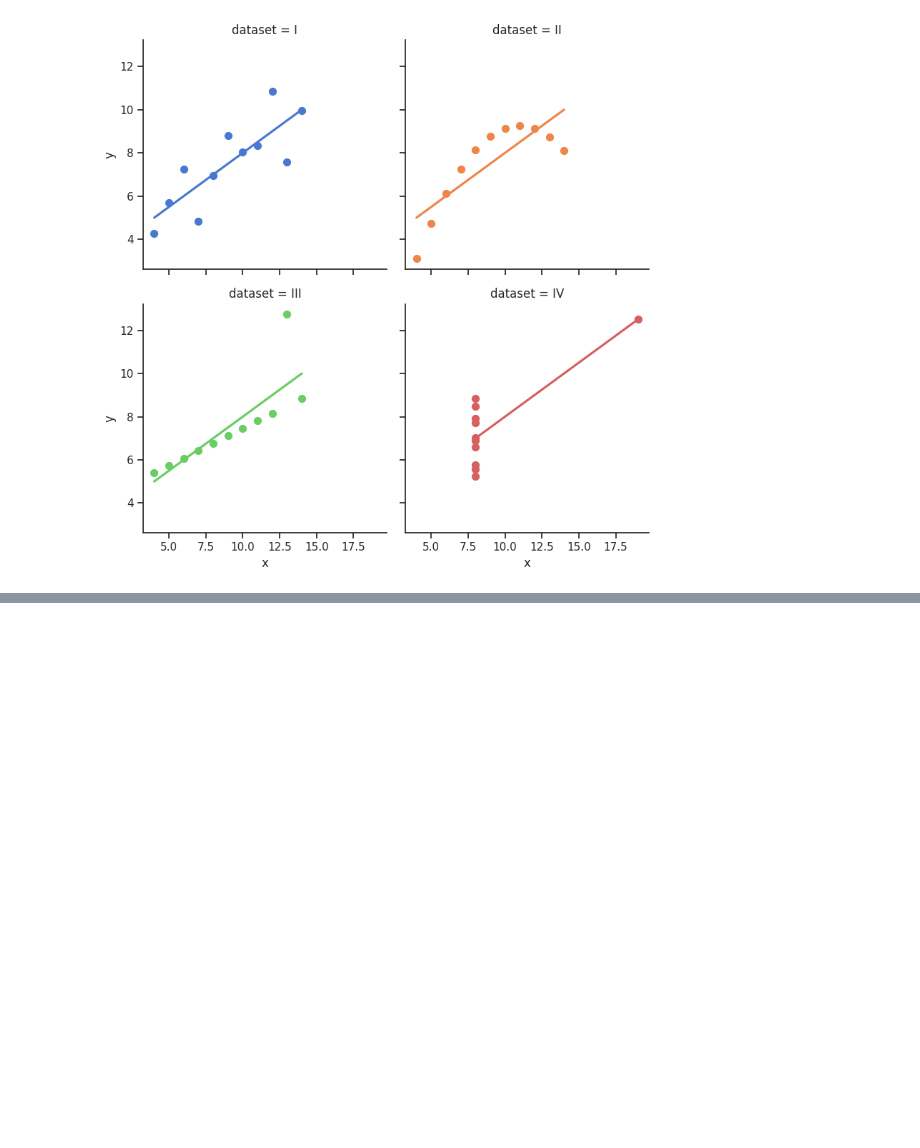
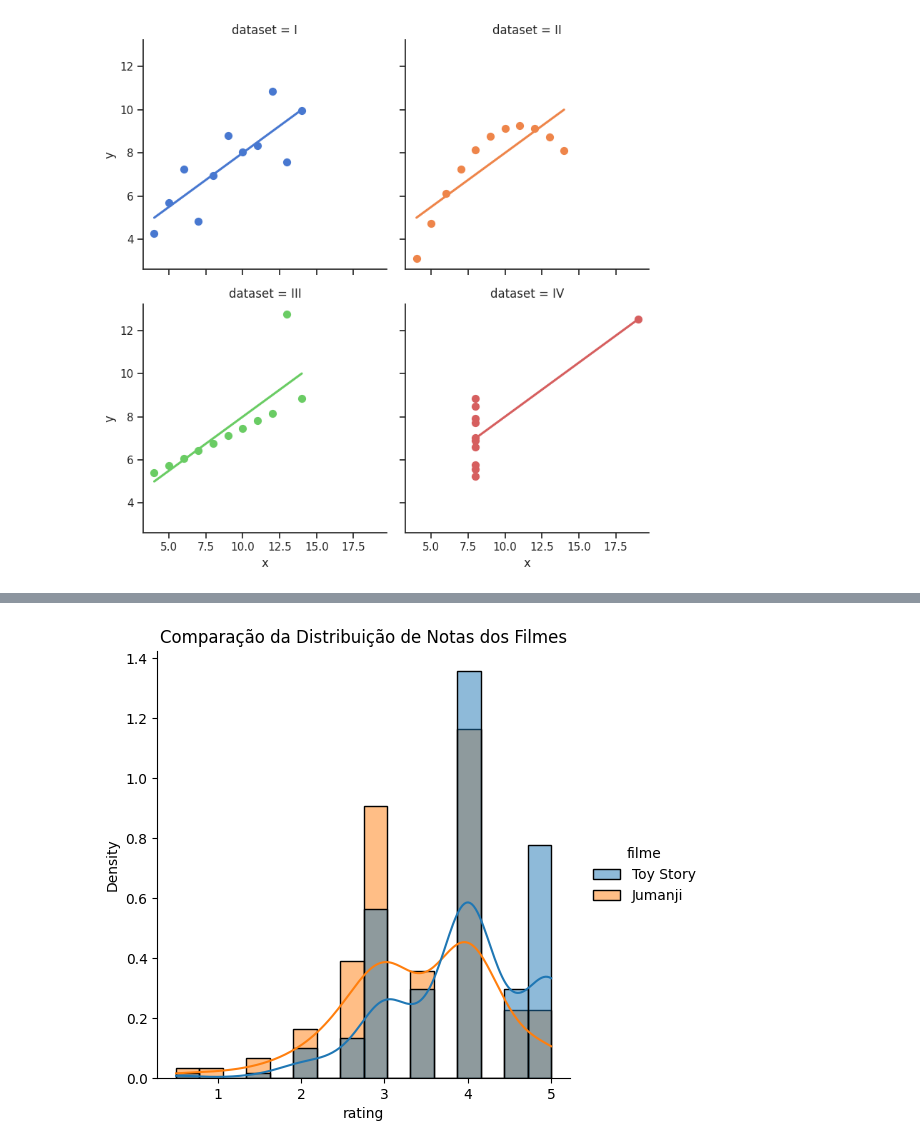
Before and after one commit to JENEVES07071967/TERCEIRO-ANO-A-COLEGIO-SANTOS-DUMONT, a Jupyter notebook: Untitled16.ipynb, the cells around one changed output, grey strips where cells are left out. Saved outputs shown, nothing was run; the diff lists cells and outputs as text; code cells hidden in the pictures; blank space fills up the shorter version.

```diff
--- a/Untitled16.ipynb
+++ b/Untitled16.ipynb
@@ -76,0 +101,20 @@ sns.lmplot(x="x", y="y", col="dataset", hue="dataset", data=df,
+# %%
+# 1. Importa a biblioteca pandas
+import pandas as pd
+
+# 2. Carrega os dados para um DataFrame chamado 'notas'
+# Substitua pelo caminho correto do seu arquivo
+notas = pd.read_csv('/content/TERCEIRO-ANO-A-COLEGIO-SANTOS-DUMONT/ratings.csv')
+
+# 3. Filtra as notas dos filmes
+notas_do_toy_story = notas.query("movieId==1")
+notas_do_jumanji = notas.query("movieId==2")
+
+# 4. Calcula e imprime a média das notas, acessando a coluna 'rating'
+print("Nota média do Toy Story %.2f" % notas_do_toy_story.rating.mean())
+print("Nota média do Jumanji %.2f" % notas_do_jumanji.rating.mean())
+
+# 5. Calcula e imprime a mediana das notas, acessando a coluna 'rating'
+print ()
+print("Mediana da nota do Toy Story %.2f" % notas_do_toy_story.rating.median())
+print("Mediana da nota do Jumanji %.2f" % notas_do_jumanji.rating.median())
@@ -76,0 +184,29 @@ sns.lmplot(x="x", y="y", col="dataset", hue="dataset", data=df,
+# %%
+import pandas as pd
+import matplotlib.pyplot as plt
+import seaborn as sns
+
+# Adiciona uma coluna 'filme' em cada DataFrame para identificação
+notas_do_toy_story['filme'] = 'Toy Story'
+notas_do_jumanji['filme'] = 'Jumanji'
+
+# Combina os dois DataFrames em um único
+dados_combinados = pd.concat([notas_do_toy_story, notas_do_jumanji])
+
+# Plota a distribuição usando displot()
+# O 'hue' usa a nova coluna 'filme' para separar os gráficos por cor
+sns.displot(
+    data=dados_combinados,
+    x='rating',
+    hue='filme',
+    kind='hist',
+    kde=True,
+    stat='density',
+    common_norm=False,
+)
+
+# Adiciona um título ao gráfico
+plt.title('Comparação da Distribuição de Notas dos Filmes')
+plt.show()
+# %% [output]
+[figure, added]
```
Also changed, not shown: parts of 12 cells of this notebook.
